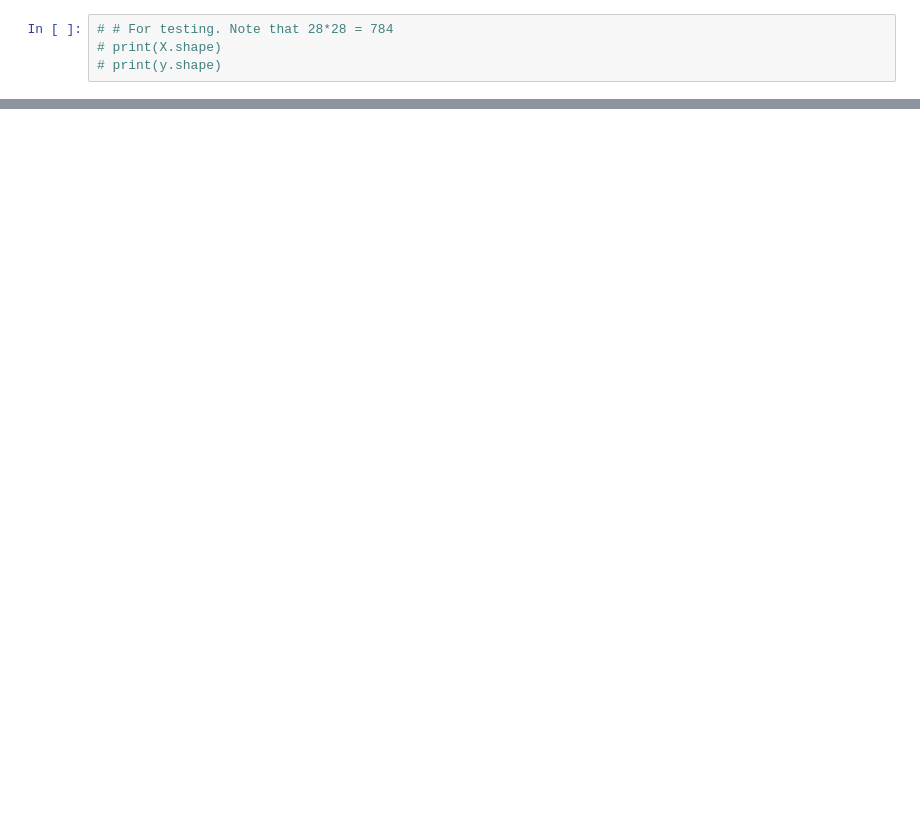
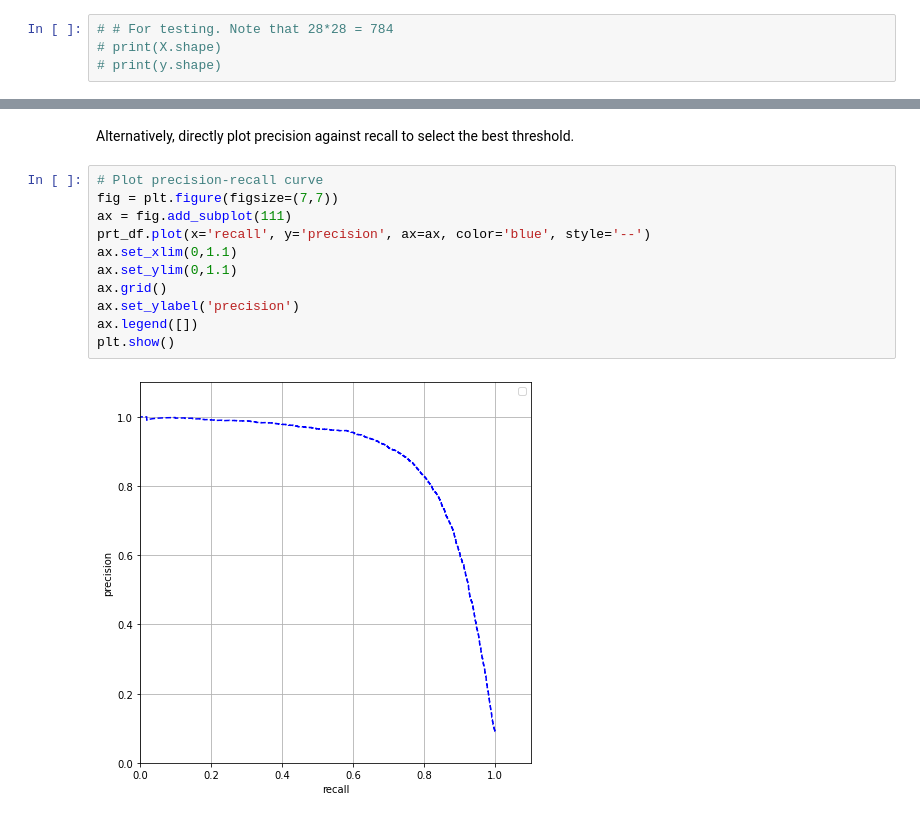
Before and after one commit to bryanblackbee/topic__hands-on-machine-learning, a Jupyter notebook: chap03/03-textbook-classification-01.ipynb, the cells around one changed output, grey strips where cells are left out. Cells and saved outputs as stored; diff of their text form; blank space fills up the shorter version.

```diff
--- a/chap03/03-textbook-classification-01.ipynb
+++ b/chap03/03-textbook-classification-01.ipynb
@@ -111,0 +190,15 @@ print(f1_score(y_train_5, sgd_ypred))
+# %% [markdown]
+Alternatively, directly plot precision against recall to select the best threshold.
+# %%
+# Plot precision-recall curve
+fig = plt.figure(figsize=(7,7))
+ax = fig.add_subplot(111)
+prt_df.plot(x='recall', y='precision', ax=ax, color='blue', style='--')
+ax.set_xlim(0,1.1)
+ax.set_ylim(0,1.1)
+ax.grid()
+ax.set_ylabel('precision')
+ax.legend([])
+plt.show()
+# %% [output]
+[figure, added]
```
Also changed, not shown: parts of 39 cells of this notebook, 3 other files.
